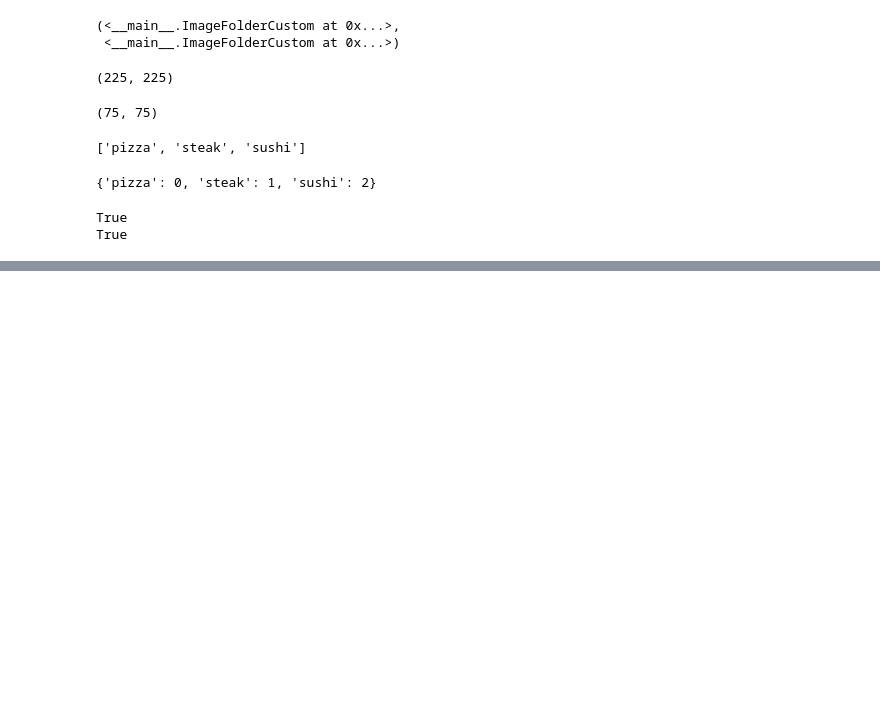
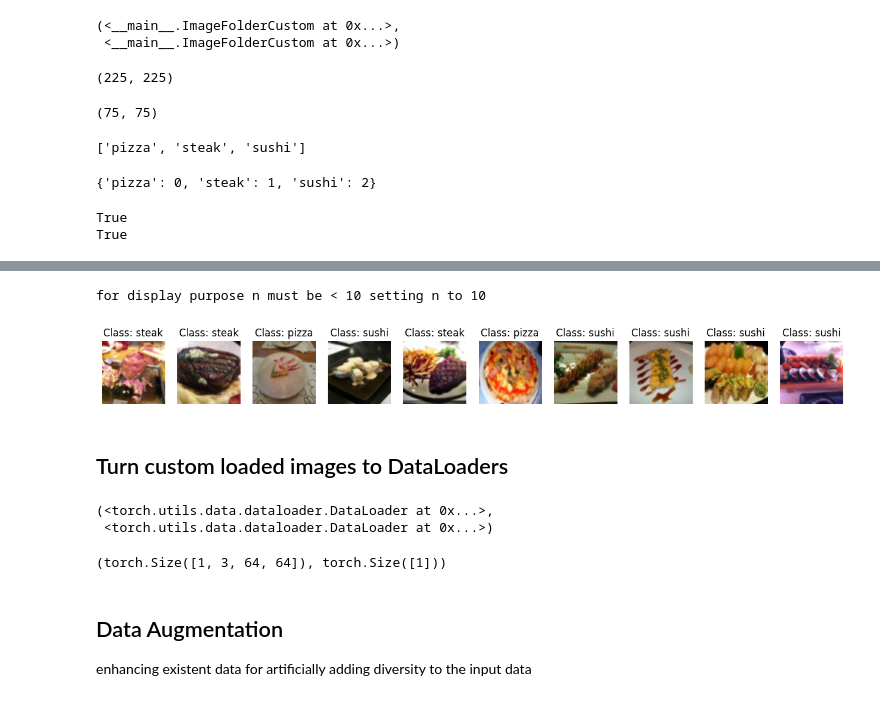
Before and after one commit to 94Akriti/DL-ML-USING-PYTORCH, a Jupyter notebook: Custom_Datasets.ipynb, the cells around one changed output, grey strips where cells are left out. Saved outputs shown, nothing was run; the diff lists cells and outputs as text; code cells hidden in the pictures; blank space fills up the shorter version.

```diff
--- a/Custom_Datasets.ipynb
+++ b/Custom_Datasets.ipynb
@@ -477,0 +534,35 @@ True
+# %%
+display_random_images(train_data_custom,
+                      n= 50,
+                      classes= class_names,
+                      seed = None)
+# %% [output]
+for display purpose n must be < 10 setting n to 10
+[figure, added]
+# %% [markdown]
+## Turn custom loaded images to DataLoaders
+# %%
+from torch.utils.data import DataLoader
+BATCH_SIZE = 1
+NUM_WORKERS = os.cpu_count()
+train_dataloader_custom = DataLoader(dataset = train_data_custom,
+                                      batch_size = BATCH_SIZE,
+                                      num_workers=NUM_WORKERS,
+                                      shuffle = True)
+test_dataloader_custom = DataLoader(dataset = test_data_custom,
+                                     batch_size = BATCH_SIZE,
+                                     num_workers=NUM_WORKERS,
+                                     shuffle = False)
+train_dataloader_custom, test_dataloader_custom
+# %% [output]
+(<torch.utils.data.dataloader.DataLoader at 0x...>,
+ <torch.utils.data.dataloader.DataLoader at 0x...>)
+# %%
+img_custom,label_custom = next(iter(train_dataloader_custom))
+img_custom.shape, label_custom.shape
+# %% [output]
+(torch.Size([1, 3, 64, 64]), torch.Size([1]))
+# %% [markdown]
+## Data Augmentation
+
+enhancing existent data for artificially adding diversity to the input data
```
Also changed, not shown: parts of 31 cells of this notebook.
